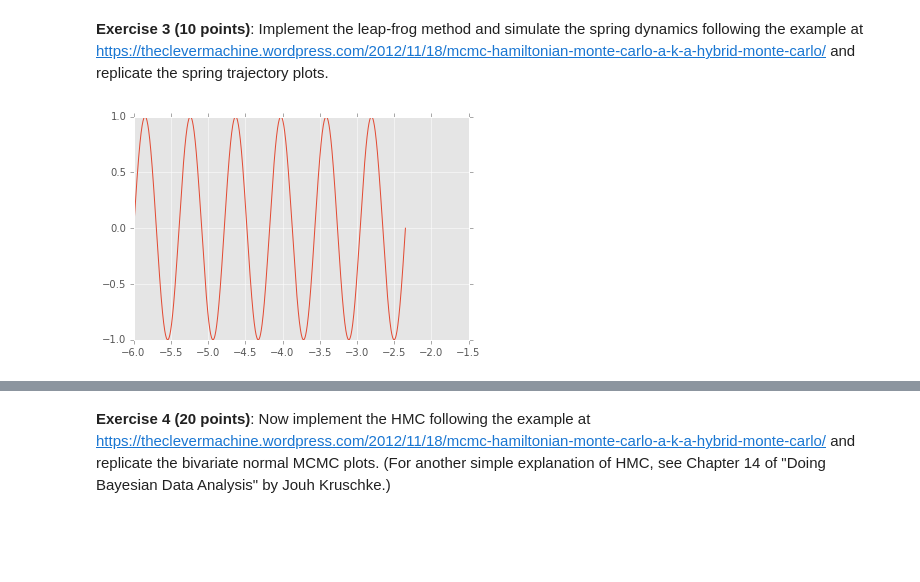
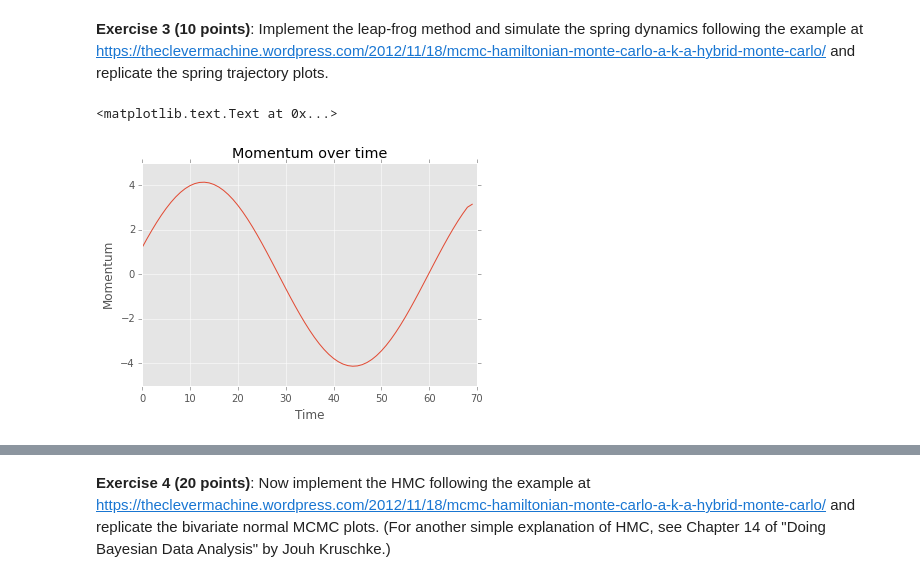
Before and after one commit to star1327p/STA663-Christine-Chai, a Jupyter notebook: Lab07/Exercise07-Copy0.ipynb, the cells around one changed output, grey strips where cells are left out. Saved outputs shown, nothing was run; the diff lists cells and outputs as text; code cells hidden in the pictures; blank space fills up the shorter version.

```diff
--- a/Lab07/Exercise07-Copy0.ipynb
+++ b/Lab07/Exercise07-Copy0.ipynb
@@ -232,33 +232,28 @@ x0 = -4 # position
 p0 = 1 # momentum
 
 # Simulate Hamiltonian dynamics with leapfrog method
+pStep = np.zeros(L)
+xStep = np.zeros(L)
+
 # First half step for momentum
-pStep = p0 - delta/2*dU(x0)
+pStep[0] = p0 - delta/2*dU(x0)
 # First full step for position/sample
-xStep = x0 + delta*pStep;
+xStep[0] = x0 + delta*pStep[0]
 
 # Full steps
-for i in range(L-1):
+for i in range(1,L-1):
     # update momentum
-    pStep = pStep - delta*dU(xStep);
+    pStep[i] = pStep[i-1] - delta*dU(xStep[i-1])
     # update position
-    xStep = xStep + delta*pStep;
-    # UNFINISHED -- how to make animation?
-    xx = np.linspace(-6,xStep,1000)
-    # plt.pause(0.1)
-    # plt.clf()
-    plt.plot(xx,np.sin(6*np.linspace(0,2*np.pi,1000)))
-    plt.plot(xStep+0.5,0)
-
-    # plt.plot
+    xStep[i] = xStep[i-1] + delta*pStep[i]
 
 # Last half step for momentum
-pStep = pStep - delta/2*dU(xStep);
-
-
-# xx = linspace(-6,xStep,1000);
-# plot(xx,sin(6*linspace(0,2*pi,1000)),'k-');
-# plot(xStep+.5,0,'bo','Linewidth',20)
-# xlim([-6 6]);ylim([-1 1])
+pStep[L-1] = pStep[L-2] - delta/2*dU(xStep[L-2]);
-# %% [output]
-[figure, removed]
+# %%
+plt.plot(pStep)
+plt.xlabel("Time")
+plt.ylabel("Momentum")
+plt.title("Momentum over time")
+# %% [output]
+<matplotlib.text.Text at 0x...>
+[figure, added]
```
Also changed, not shown: parts of 2 cells of this notebook, 7 other files.
